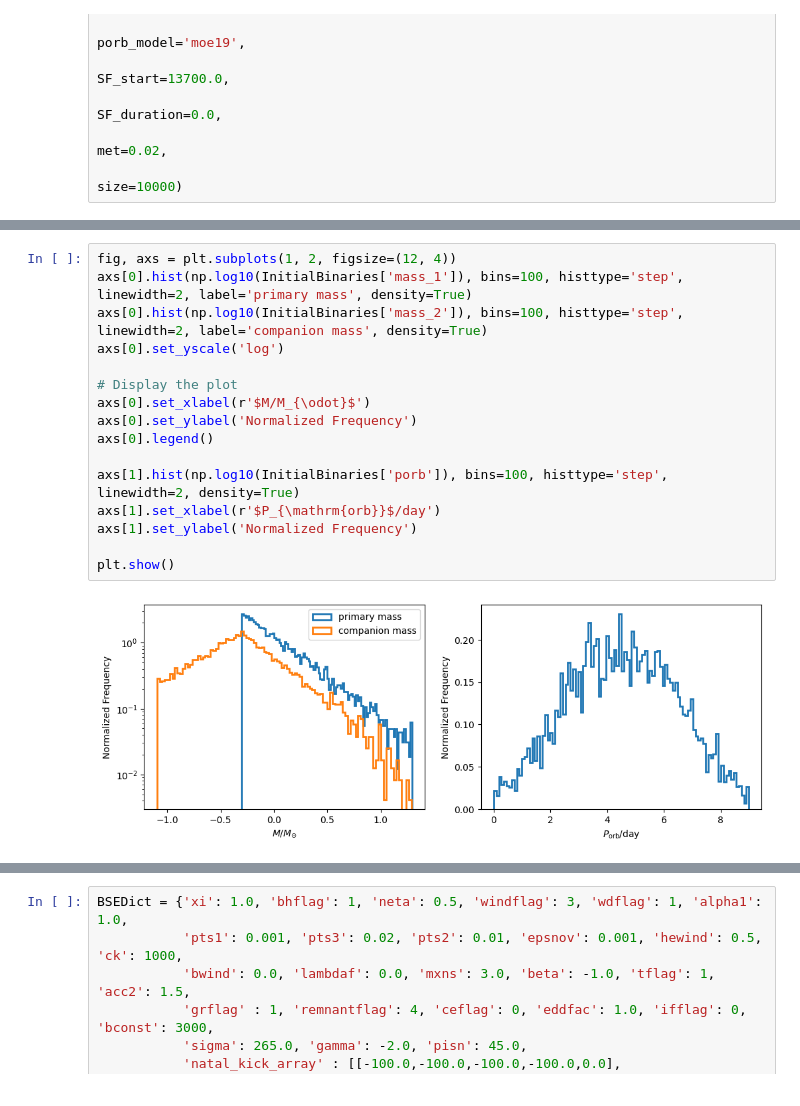
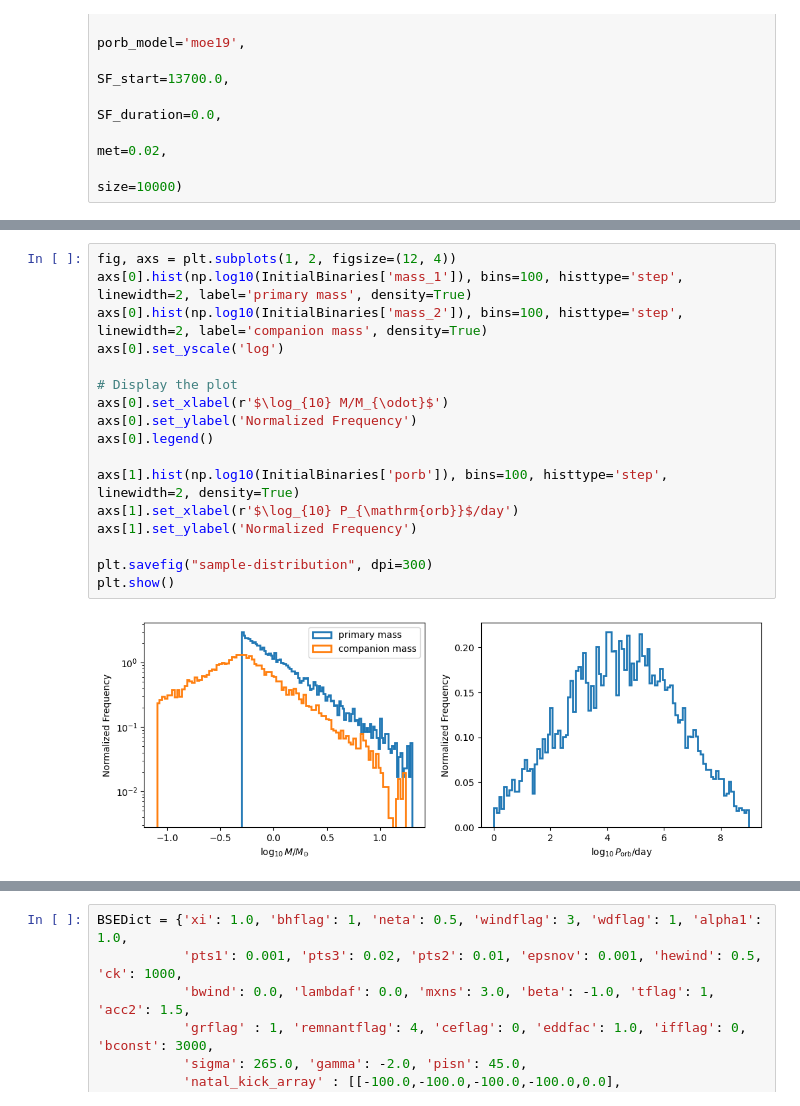
Before and after one commit to RunqiuYe/binary-evolution, a Jupyter notebook: cosmic code/distribution lambda.ipynb, the cells around one changed output, grey strips where cells are left out. Drawn from its saved outputs; the diff is of its cells as text.

```diff
--- a/cosmic code/distribution lambda.ipynb
+++ b/cosmic code/distribution lambda.ipynb
@@ -48,21 +48,22 @@ print(InitialBinaries)
 # %%
 fig, axs = plt.subplots(1, 2, figsize=(12, 4))
 axs[0].hist(np.log10(InitialBinaries['mass_1']), bins=100, histtype='step', linewidth=2, label='primary mass', density=True)
 axs[0].hist(np.log10(InitialBinaries['mass_2']), bins=100, histtype='step', linewidth=2, label='companion mass', density=True)
 axs[0].set_yscale('log')
 
 # Display the plot
-axs[0].set_xlabel(r'$M/M_{\odot}$')
+axs[0].set_xlabel(r'$\log_{10} M/M_{\odot}$')
 axs[0].set_ylabel('Normalized Frequency')
 axs[0].legend()
 
 axs[1].hist(np.log10(InitialBinaries['porb']), bins=100, histtype='step', linewidth=2, density=True)
-axs[1].set_xlabel(r'$P_{\mathrm{orb}}$/day')
+axs[1].set_xlabel(r'$\log_{10} P_{\mathrm{orb}}$/day')
 axs[1].set_ylabel('Normalized Frequency')
 
+plt.savefig("sample-distribution", dpi=300)
 plt.show()
 # %% [output]
-[figure, old version]
+[figure, new version]
 # %%
 print(f'mass_singles = {mass_singles}')
 print(f'mass_binaries = {mass_binaries}')
```
Also changed, not shown: parts of 11 cells of this notebook, 24 other files.
